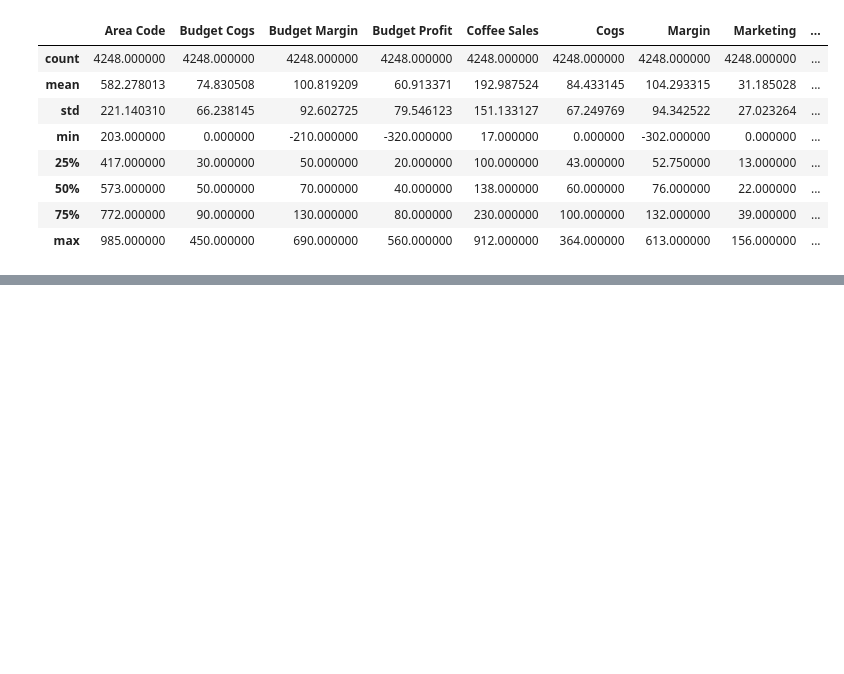
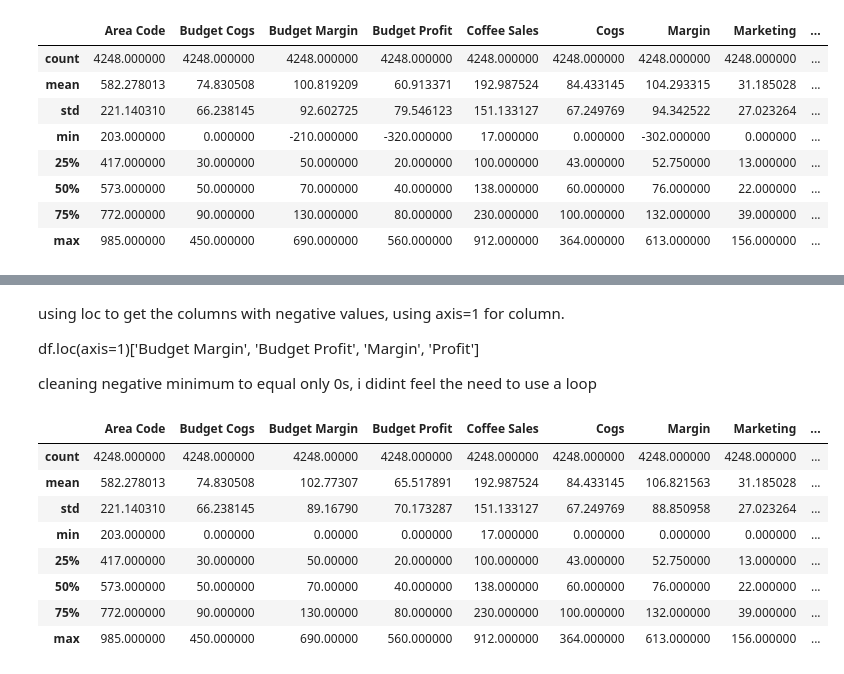
Before and after one commit to ashleyrabanales/8410_Projects, a Jupyter notebook: Final project/final.ipynb, the cells around one changed output, grey strips where cells are left out. Cells and saved outputs as stored; diff of their text form; code cells hidden in the pictures; blank space fills up the shorter version.

```diff
--- a/Final project/final.ipynb
+++ b/Final project/final.ipynb
@@ -55,0 +88,2 @@ df.describe()
+# %%
+df['Ddate'] = pd.to_datetime(df['Ddate'], errors='coerce')
@@ -55,0 +112,23 @@ df.describe()
+# %% [markdown]
+using loc to get the columns with negative values, using axis=1 for column.
+
+df.loc(axis=1)['Budget Margin', 'Budget Profit', 'Margin', 'Profit']
+
+
+cleaning negative minimum to equal only 0s, i didint feel the need to use a loop
+# %%
+df2 = df._get_numeric_data()
+
+df2[df2 < 0] = 0
+
+df2.describe()
+# %% [output]
+|  | Area Code | Budget Cogs | Budget Margin | Budget Profit | Coffee Sales | Cogs | Margin | Marketing | ... |
+| count | 4248.000000 | 4248.000000 | 4248.00000 | 4248.000000 | 4248.000000 | 4248.000000 | 4248.000000 | 4248.000000 | ... |
+| mean | 582.278013 | 74.830508 | 102.77307 | 65.517891 | 192.987524 | 84.433145 | 106.821563 | 31.185028 | ... |
+| std | 221.140310 | 66.238145 | 89.16790 | 70.173287 | 151.133127 | 67.249769 | 88.850958 | 27.023264 | ... |
+| min | 203.000000 | 0.000000 | 0.00000 | 0.000000 | 17.000000 | 0.000000 | 0.000000 | 0.000000 | ... |
+| 25% | 417.000000 | 30.000000 | 50.00000 | 20.000000 | 100.000000 | 43.000000 | 52.750000 | 13.000000 | ... |
+| 50% | 573.000000 | 50.000000 | 70.00000 | 40.000000 | 138.000000 | 60.000000 | 76.000000 | 22.000000 | ... |
+| 75% | 772.000000 | 90.000000 | 130.00000 | 80.000000 | 230.000000 | 100.000000 | 132.000000 | 39.000000 | ... |
+| max | 985.000000 | 450.000000 | 690.00000 | 560.000000 | 912.000000 | 364.000000 | 613.000000 | 156.000000 | ... |
```
Also changed, not shown: parts of 10 cells of this notebook, 3 other files.
